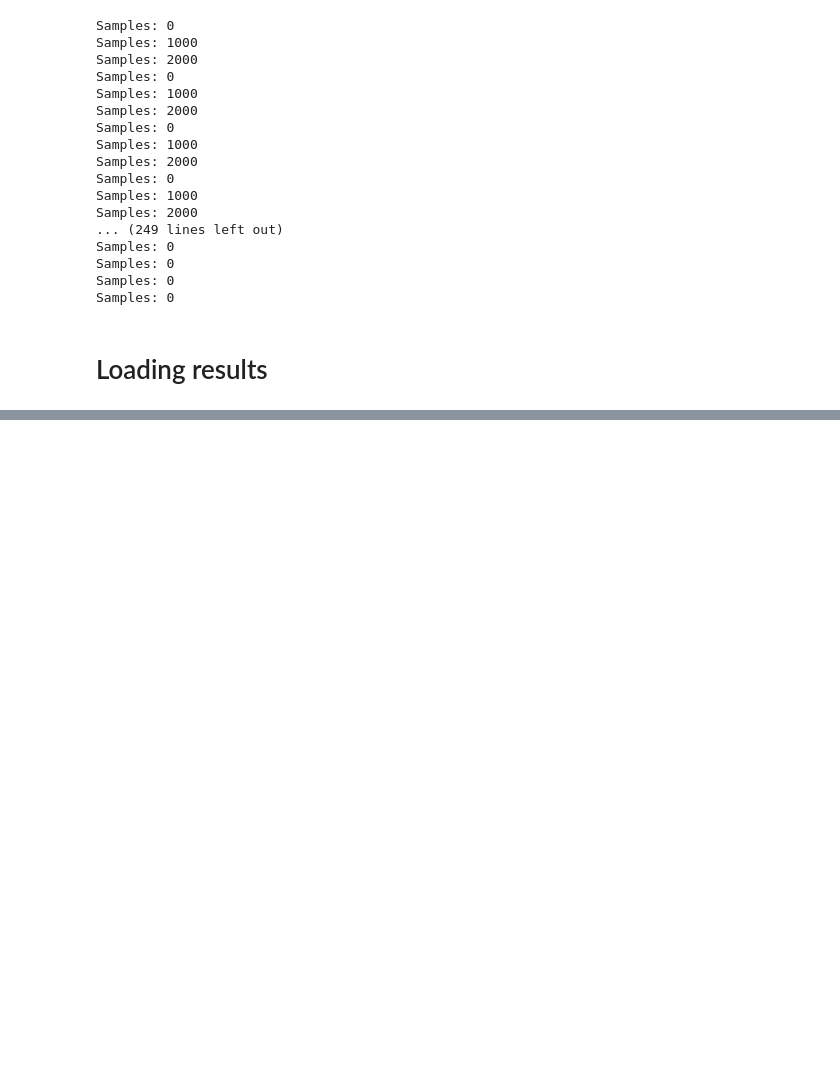
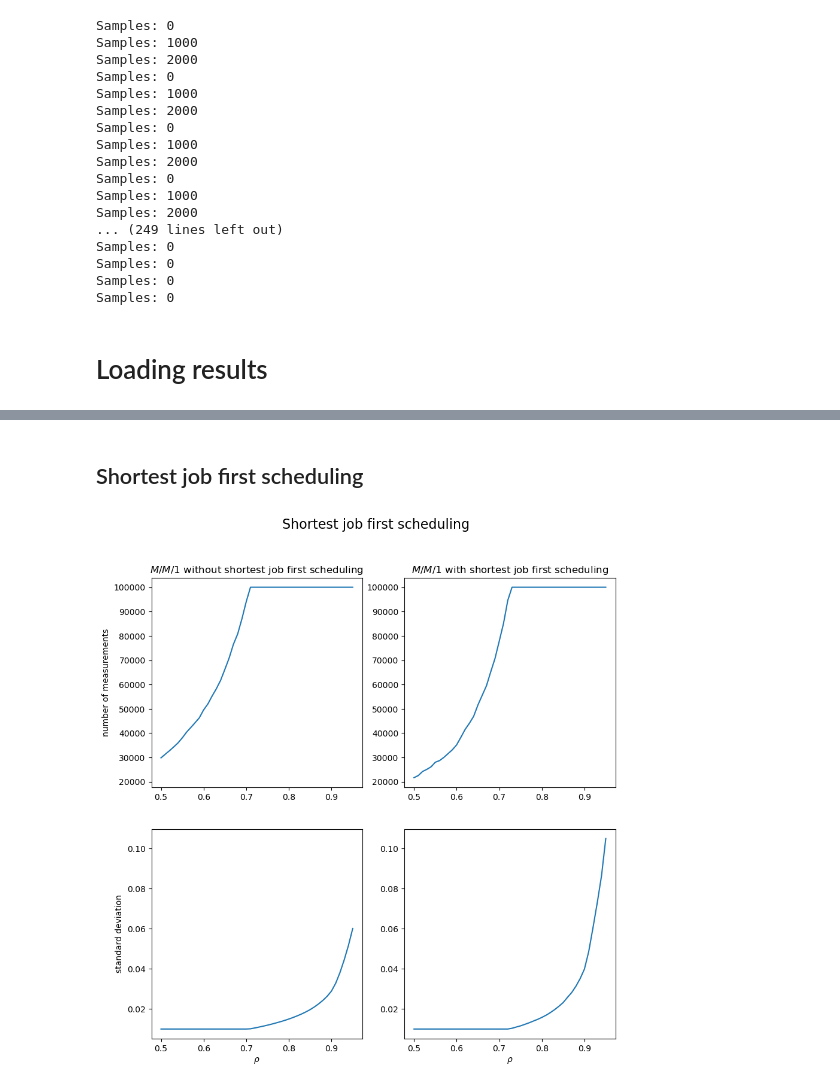
Before and after one commit to tuaosh/StochSim-Assignment-2, a Jupyter notebook: simulations.ipynb, the cells around one changed output, grey strips where cells are left out. Saved outputs shown, nothing was run; the diff lists cells and outputs as text; code cells hidden in the pictures; blank space fills up the shorter version.

```diff
--- a/simulations.ipynb
+++ b/simulations.ipynb
@@ -175,0 +230,34 @@ list_M_H_4 = q.readTxt(OUTPUT_FOLDER + "M_H_4")
+# %% [markdown]
+## Shortest job first scheduling
+# %%
+fig, ax = plt.subplots(2, 2, figsize=(10, 10))
+ax[0][0].plot(RHO, [len(l) for l in list_M_M_1])
+ax[1][0].plot(RHO, stds_M_M_1)
+ax[0][1].plot(RHO, [len(l) for l in list_M_M_1_shortest_job_first])
+ax[1][1].plot(RHO, stds_M_M_1_shortest_job_first)
+
+ax[0][0].set_title("$M/M/1$ without shortest job first scheduling")
+ax[0][1].set_title("$M/M/1$ with shortest job first scheduling")
+
+ax[1][0].set_xlabel(r"$\rho$")
+ax[1][1].set_xlabel(r"$\rho$")
+
+row_0_ymin = min(ax[0][i].get_ylim()[0] for i in range(2))
+row_0_ymax = max(ax[0][i].get_ylim()[1] for i in range(2))
+for i in range(2):
+    ax[0][i].set_ylim(row_0_ymin, row_0_ymax)
+
+ax[0][0].set_ylabel("number of measurements")
+
+row_1_ymin = min(ax[1][i].get_ylim()[0] for i in range(2))
+row_1_ymax = max(ax[1][i].get_ylim()[1] for i in range(2))
+for i in range(2):
+    ax[1][i].set_ylim(row_1_ymin, row_1_ymax)
+
+ax[1][0].set_ylabel("standard deviation")
+
+fig.suptitle("Shortest job first scheduling", fontsize=16)
+
+plt.show()
+# %% [output]
+[figure, added]
```
Also changed, not shown: parts of 8 cells of this notebook.
